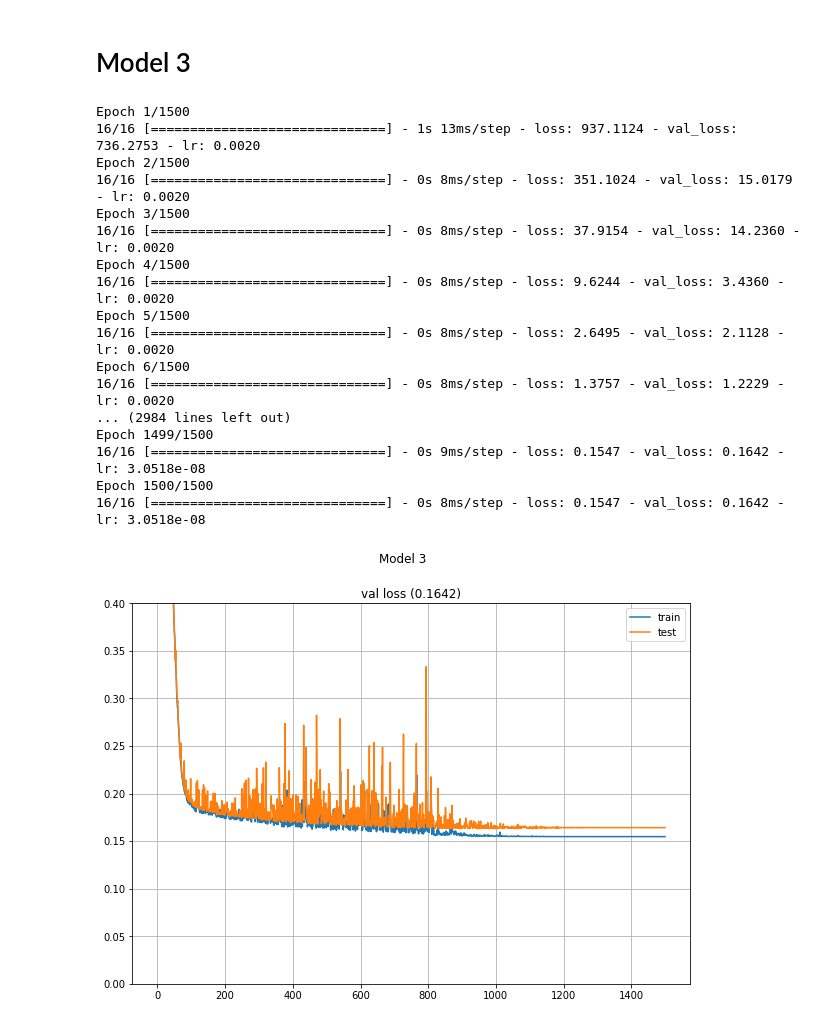
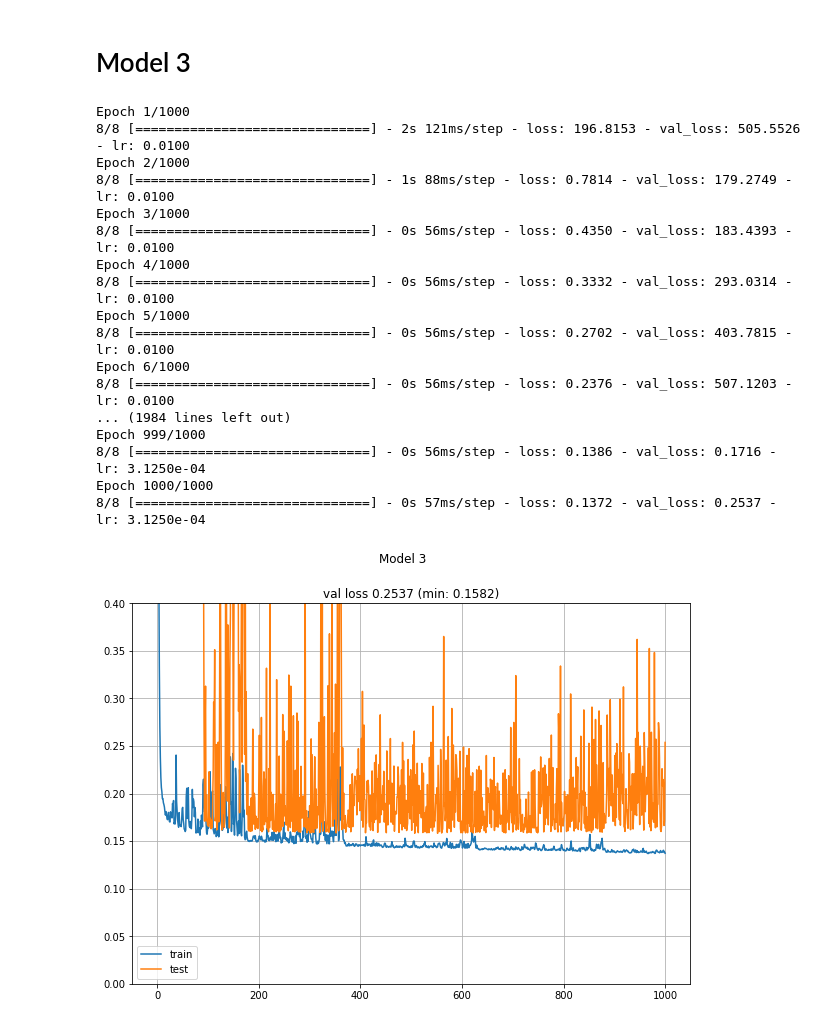
Before and after one commit to MatiXOfficial/pps-diamond-time-measurement, a Jupyter notebook: notebooks/nn_experiments.ipynb, the cells around one changed output. Drawn from its saved outputs; the diff is of its cells as text; code cells hidden in the pictures.

```diff
--- a/notebooks/nn_experiments.ipynb
+++ b/notebooks/nn_experiments.ipynb
@@ -52,7 +59,7 @@ def plot_history(history, title, ymax=None):
     if ymax is not None:
         plt.ylim(0, ymax)
 
-    plt.title(f"val loss ({history[f'val_loss'][-1]:0.4f})")
+    plt.title(f"val loss {history[f'val_loss'].values[-1]:0.4f} (min: {min(history[f'val_loss'].values):0.4f})")
     plt.grid()
     plt.legend()
 
@@ -186,49 +190,66 @@ model = keras.Sequential([
     layers.Reshape((-1, 1)),
 
     layers.Conv1D(32, 3, padding='same', activation='relu'),
+    layers.BatchNormalization(),
+    layers.Conv1D(32, 3, padding='same', activation='relu'),
+    layers.BatchNormalization(),
     layers.MaxPooling1D(2),
 
     layers.Conv1D(64, 3, padding='same', activation='relu'),
+    layers.BatchNormalization(),
+    layers.Conv1D(64, 3, padding='same', activation='relu'),
+    layers.BatchNormalization(),
     layers.MaxPooling1D(2),
 
-#     layers.Conv1D(128, 3, padding='same', activation='relu'),
-#     layers.MaxPooling1D(2),
+    layers.Conv1D(128, 3, padding='same', activation='relu'),
+    layers.BatchNormalization(),
+    layers.Conv1D(128, 3, padding='same', activation='relu'),
+    layers.BatchNormalization(),
+    layers.MaxPooling1D(2),
 
-#     layers.Conv1D(256, 3, padding='same', activation='relu'),
-#     layers.MaxPooling1D(2),
+    # layers.Conv1D(256, 3, padding='same', activation='relu'),
+    # layers.BatchNormalization(),
+    # layers.Conv1D(256, 3, padding='same', activation='relu'),
+    # layers.BatchNormalization(),
+    # layers.MaxPooling1D(2),
 
     layers.Flatten(),
     layers.Dense(1)
 ])
 
-model.compile(loss='mse', optimizer=optimizers.Adam(0.002))
+model.compile(loss='mse', optimizer=optimizers.Adam(0.01))
 
 model_callbacks = []
-model_callbacks.append(callbacks.ReduceLROnPlateau(monitor='val_loss', factor=0.5, patience=40))
+model_callbacks.append(callbacks.ReduceLROnPlateau(monitor='loss', factor=0.5, patience=50))
+model_callbacks.append(callbacks.ModelCheckpoint(filepath='model_weights/nn_experiments/model_3/weights', save_best_only=True, save_weights_only=True))
 
-history = model.fit(X_train, y_train, epochs=1500, verbose=1, batch_size=1024, validation_data=(X_test, y_test), callbacks=model_callbacks)
+history = model.fit(X_train, y_train, epochs=1000, verbose=1, batch_size=2048, validation_data=(X_test, y_test), callbacks=model_callbacks).history
+pd.DataFrame(history).to_csv('model_weights/nn_experiments/model_3/loss_log.csv')
+
+model.load_weights('model_weights/nn_experiments/model_3/weights')
+history = pd.read_csv('model_weights/nn_experiments/model_3/loss_log.csv')
 # %% [output]
-Epoch 1/1500
-16/16 [==============================] - 1s 13ms/step - loss: 937.1124 - val_loss: 736.2753 - lr: 0.0020
-Epoch 2/1500
-16/16 [==============================] - 0s 8ms/step - loss: 351.1024 - val_loss: 15.0179 - lr: 0.0020
-Epoch 3/1500
-16/16 [==============================] - 0s 8ms/step - loss: 37.9154 - val_loss: 14.2360 - lr: 0.0020
-Epoch 4/1500
-16/16 [==============================] - 0s 8ms/step - loss: 9.6244 - val_loss: 3.4360 - lr: 0.0020
-Epoch 5/1500
-16/16 [==============================] - 0s 8ms/step - loss: 2.6495 - val_loss: 2.1128 - lr: 0.0020
-Epoch 6/1500
-16/16 [==============================] - 0s 8ms/step - loss: 1.3757 - val_loss: 1.2229 - lr: 0.0020
-... (2984 lines left out)
-Epoch 1499/1500
-16/16 [==============================] - 0s 9ms/step - loss: 0.1547 - val_loss: 0.1642 - lr: 3.0518e-08
-Epoch 1500/1500
-16/16 [==============================] - 0s 8ms/step - loss: 0.1547 - val_loss: 0.1642 - lr: 3.0518e-08
+Epoch 1/1000
+8/8 [==============================] - 2s 121ms/step - loss: 196.8153 - val_loss: 505.5526 - lr: 0.0100
+Epoch 2/1000
+8/8 [==============================] - 1s 88ms/step - loss: 0.7814 - val_loss: 179.2749 - lr: 0.0100
+Epoch 3/1000
+8/8 [==============================] - 0s 56ms/step - loss: 0.4350 - val_loss: 183.4393 - lr: 0.0100
+Epoch 4/1000
+8/8 [==============================] - 0s 56ms/step - loss: 0.3332 - val_loss: 293.0314 - lr: 0.0100
+Epoch 5/1000
+8/8 [==============================] - 0s 56ms/step - loss: 0.2702 - val_loss: 403.7815 - lr: 0.0100
+Epoch 6/1000
+8/8 [==============================] - 0s 56ms/step - loss: 0.2376 - val_loss: 507.1203 - lr: 0.0100
+... (1984 lines left out)
+Epoch 999/1000
+8/8 [==============================] - 0s 56ms/step - loss: 0.1386 - val_loss: 0.1716 - lr: 3.1250e-04
+Epoch 1000/1000
+8/8 [==============================] - 0s 57ms/step - loss: 0.1372 - val_loss: 0.2537 - lr: 3.1250e-04
 # %%
-plot_history(history.history, "Model 3", ymax=0.4)
+plot_history(history, "Model 3", ymax=0.4)
 # %% [output]
-[figure, old version]
+[figure, new version]
 # %%
 plt.figure(figsize=(16, 7))
 y_pred = model.predict(X_test)[:, 0]
```
Also changed, not shown: parts of 18 cells of this notebook, 17 other files.
